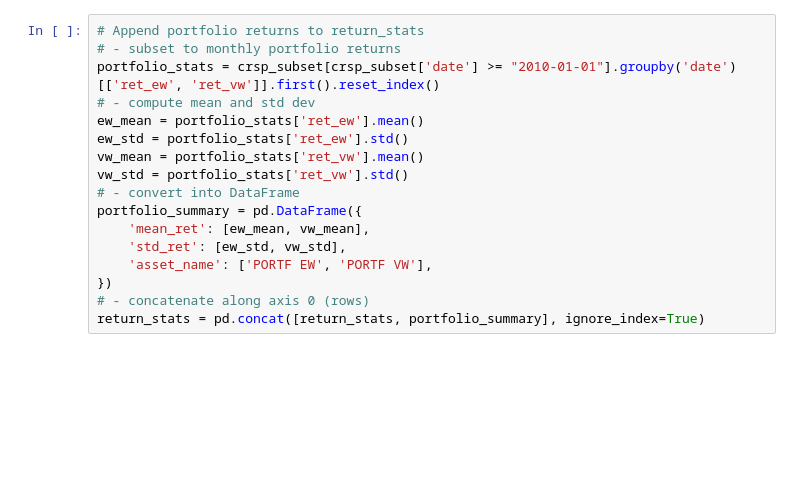
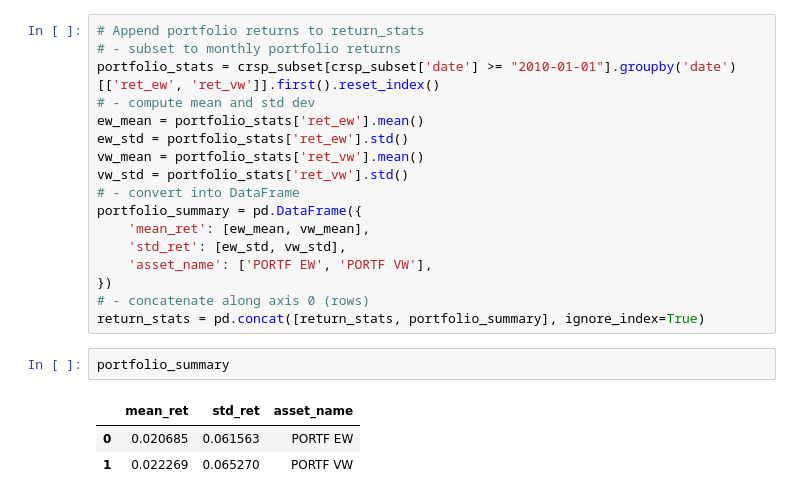
Before and after one commit to LiuChen-5749342/Foundations-of-Finance, a Jupyter notebook: Coding/workshop_equities.ipynb, the cells around one changed output. Drawn from its saved outputs; the diff is of its cells as text; blank space fills up the shorter version.

```diff
--- a/Coding/workshop_equities.ipynb
+++ b/Coding/workshop_equities.ipynb
@@ -199,6 +244,12 @@ portfolio_summary = pd.DataFrame({
 })
 # - concatenate along axis 0 (rows)
 return_stats = pd.concat([return_stats, portfolio_summary], ignore_index=True)
+# %%
+portfolio_summary
+# %% [output]
+|  | mean_ret | std_ret | asset_name |
+| 0 | 0.020685 | 0.061563 | PORTF EW |
+| 1 | 0.022269 | 0.065270 | PORTF VW |
 # %%
 # Print monthly return statistics including portfolios
 print(return_stats)
```
Also changed, not shown: parts of 11 cells of this notebook.
